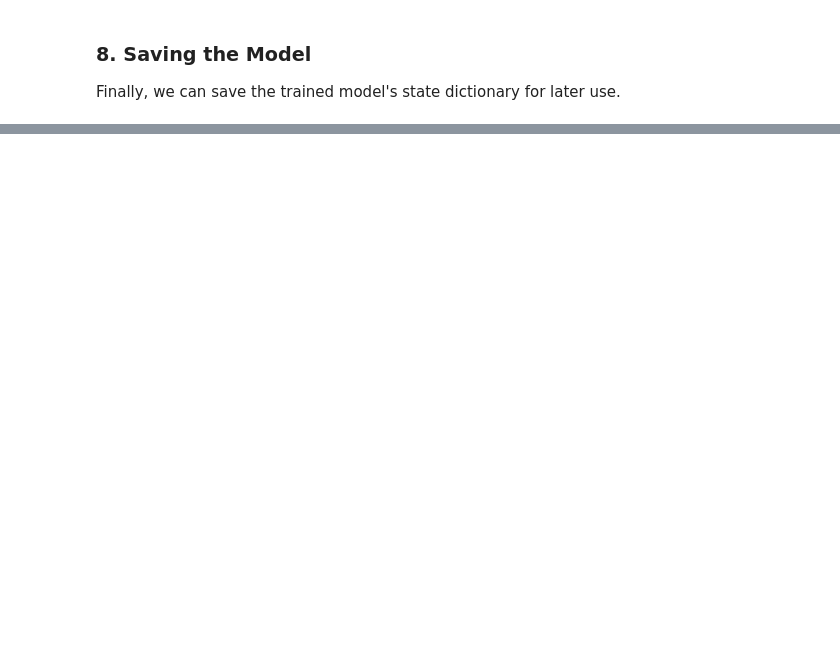
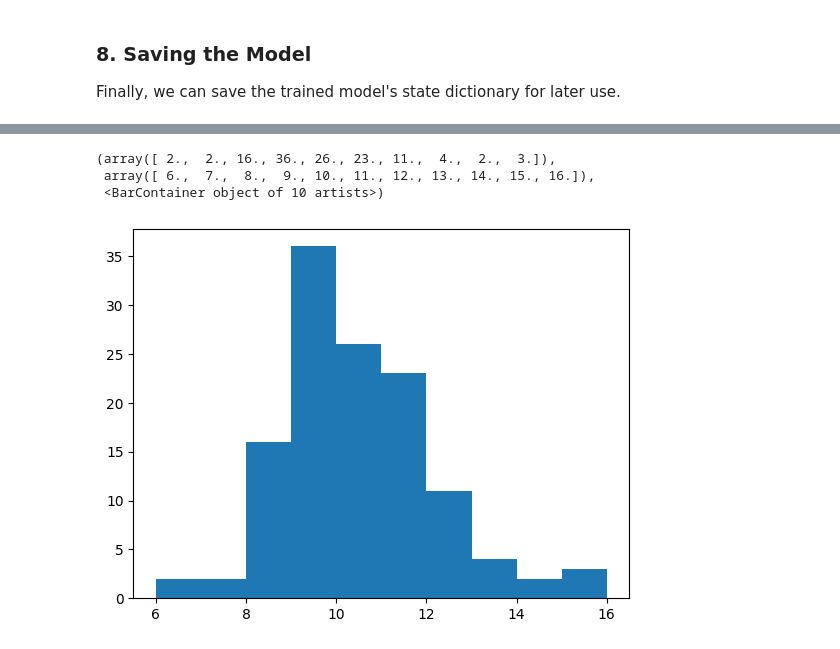
Before and after one commit to Mahasvan/MESA, a Jupyter notebook: dev/cnn_train_dynamic_epochs.ipynb, the cells around one changed output, grey strips where cells are left out. Cells and saved outputs as stored; diff of their text form; code cells hidden in the pictures; blank space fills up the shorter version.

Commit message:
test batch counts

```diff
--- a/dev/cnn_train_dynamic_epochs.ipynb
+++ b/dev/cnn_train_dynamic_epochs.ipynb
@@ -340,5 +338,12 @@ plt.show()
 
 Finally, we can save the trained model's state dictionary for later use.
 # %%
-# torch.save(model.state_dict(), "../cnn_model_trained_torch/cnn_model_trained_pytorch.pth")
-# print("Model saved to cnn_model_trained_pytorch.pth")
+dic = train_loader.get_batch_counts()
+keys = list(dic.keys())
+keys.sort(key=lambda x: dic[x], reverse=True)
+print("Most Frequent Keys:")
+for i in keys[:5]:
+    print(i, dic[i])
+print("Least Frequent Keys:")
+for i in keys[-5:]:
+    print(i, dic[i])
@@ -344,0 +363,8 @@ Finally, we can save the trained model's state dictionary for later use.
+# %%
+values = list(dic.values())
+plt.hist(values)
+# %% [output]
+(array([ 2.,  2., 16., 36., 26., 23., 11.,  4.,  2.,  3.]),
+ array([ 6.,  7.,  8.,  9., 10., 11., 12., 13., 14., 15., 16.]),
+ <BarContainer object of 10 artists>)
+[figure, added]
```
Also changed, not shown: parts of 7 cells of this notebook.
